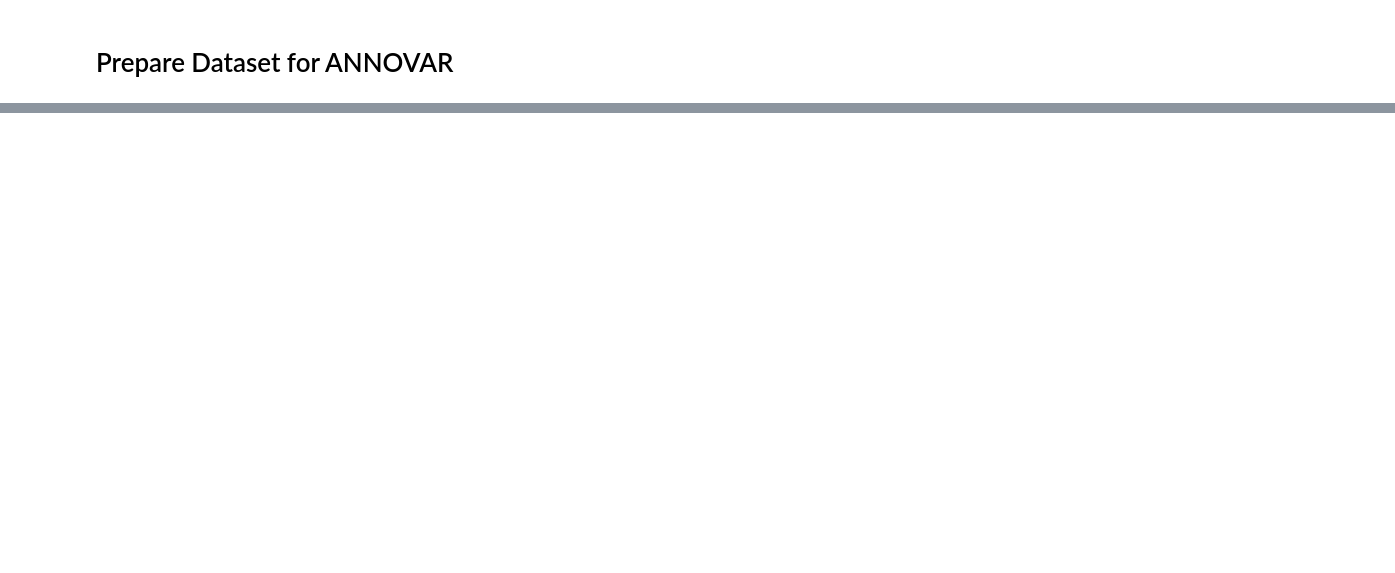
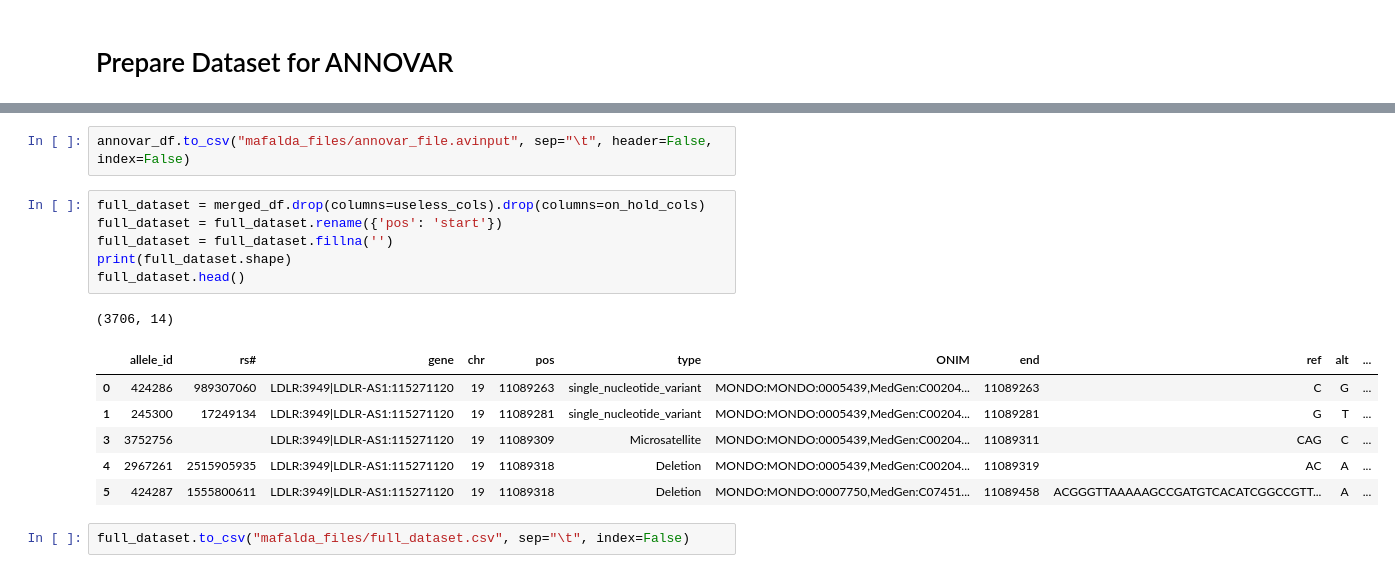
Before and after one commit to gpietrop/CATT, a Jupyter notebook: get_data_from_vcf.ipynb, the cells around one changed output, grey strips where cells are left out. Cells and saved outputs as stored; diff of their text form; blank space fills up the shorter version.

```diff
--- a/get_data_from_vcf.ipynb
+++ b/get_data_from_vcf.ipynb
@@ -299,0 +304,18 @@ annovar_df.head()
+# %%
+annovar_df.to_csv("mafalda_files/annovar_file.avinput", sep="\t", header=False, index=False)
+# %%
+full_dataset = merged_df.drop(columns=useless_cols).drop(columns=on_hold_cols)
+full_dataset = full_dataset.rename({'pos': 'start'})
+full_dataset = full_dataset.fillna('')
+print(full_dataset.shape)
+full_dataset.head()
+# %% [output]
+(3706, 14)
+|  | allele_id | rs# | gene | chr | pos | type | ONIM | end | ref | alt | ... |
+| 0 | 424286 | 989307060 | LDLR:3949|LDLR-AS1:115271120 | 19 | 11089263 | single_nucleotide_variant | MONDO:MONDO:0005439,MedGen:C00204... | 11089263 | C | G | ... |
+| 1 | 245300 | 17249134 | LDLR:3949|LDLR-AS1:115271120 | 19 | 11089281 | single_nucleotide_variant | MONDO:MONDO:0005439,MedGen:C00204... | 11089281 | G | T | ... |
+| 3 | 3752756 |  | LDLR:3949|LDLR-AS1:115271120 | 19 | 11089309 | Microsatellite | MONDO:MONDO:0005439,MedGen:C00204... | 11089311 | CAG | C | ... |
+| 4 | 2967261 | 2515905935 | LDLR:3949|LDLR-AS1:115271120 | 19 | 11089318 | Deletion | MONDO:MONDO:0005439,MedGen:C00204... | 11089319 | AC | A | ... |
+| 5 | 424287 | 1555800611 | LDLR:3949|LDLR-AS1:115271120 | 19 | 11089318 | Deletion | MONDO:MONDO:0007750,MedGen:C07451... | 11089458 | ACGGGTTAAAAAGCCGATGTCACATCGGCCGTT... | A | ... |
+# %%
+full_dataset.to_csv("mafalda_files/full_dataset.csv", sep="\t", index=False)
```
Also changed, not shown: parts of 9 cells of this notebook, 2 other files.
